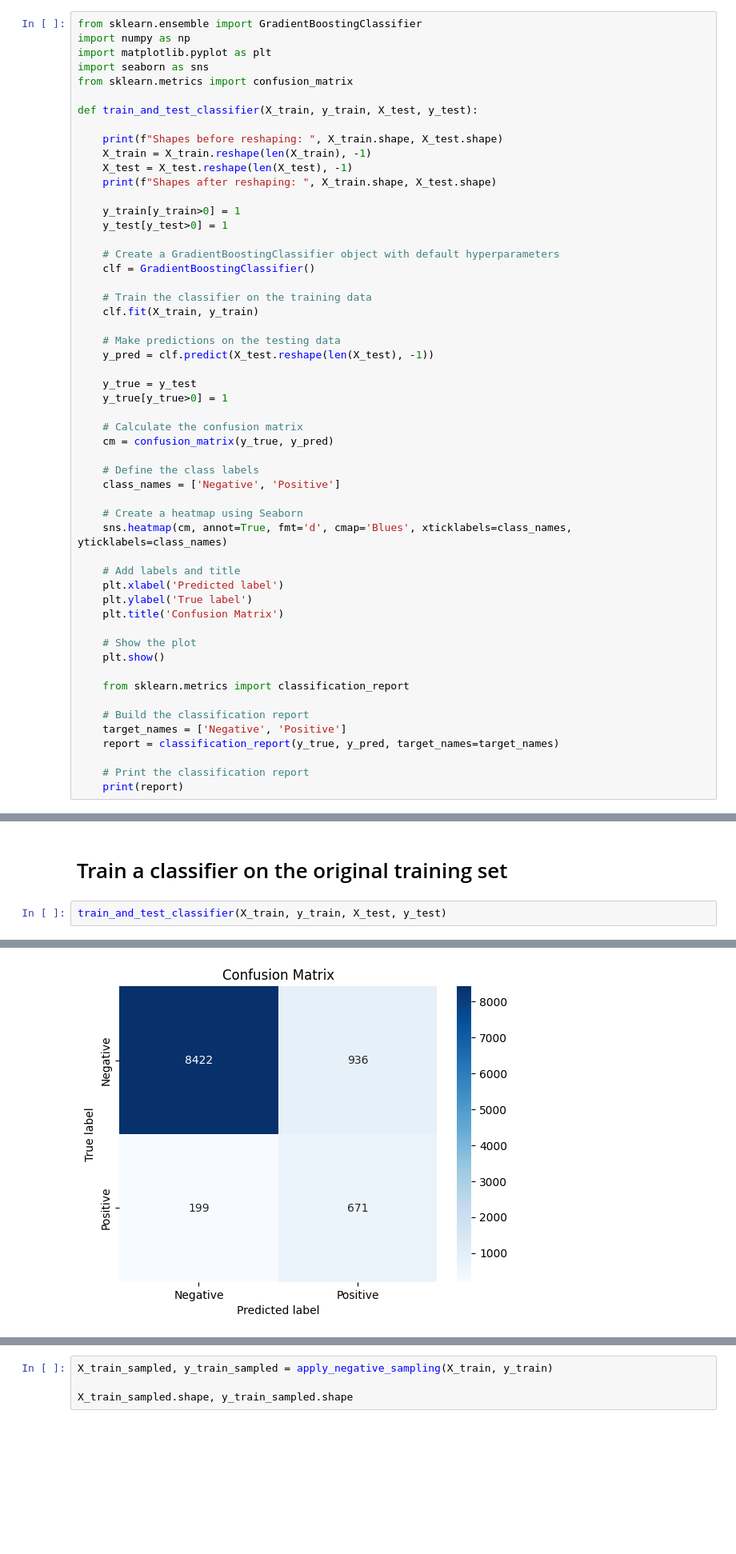
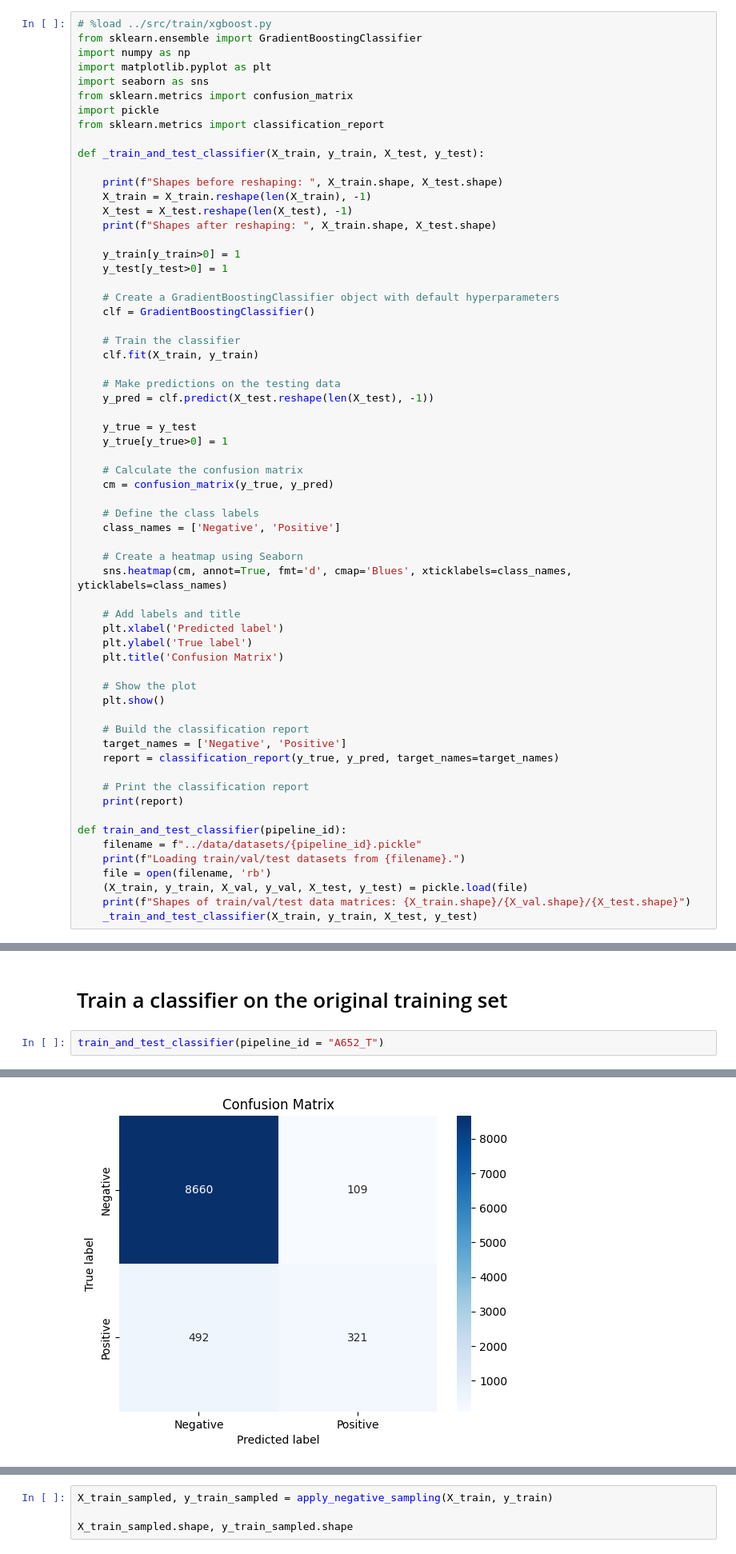
Before and after one commit to NietoCurcio/atmoseer, a Jupyter notebook: notebooks/subsampling.ipynb, the cells around one changed output, grey strips where cells are left out. Shown at 80% size. Drawn from its saved outputs; the diff is of its cells as text; blank space fills up the shorter version.

Commit message:
Add xgboost.py

```diff
--- a/notebooks/subsampling.ipynb
+++ b/notebooks/subsampling.ipynb
@@ -4,13 +3,16 @@ import numpy as np
 # Scikit Learn does not have its own global random state. It uses the numpy random state instead.
 np.random.seed(0)
 # %%
+# %load ../src/train/xgboost.py
 from sklearn.ensemble import GradientBoostingClassifier
 import numpy as np
 import matplotlib.pyplot as plt
 import seaborn as sns
 from sklearn.metrics import confusion_matrix
+import pickle
+from sklearn.metrics import classification_report
 
-def train_and_test_classifier(X_train, y_train, X_test, y_test):
+def _train_and_test_classifier(X_train, y_train, X_test, y_test):
 
     print(f"Shapes before reshaping: ", X_train.shape, X_test.shape)
     X_train = X_train.reshape(len(X_train), -1)
@@ -23,7 +25,7 @@ def train_and_test_classifier(X_train, y_train, X_test, y_test):
     # Create a GradientBoostingClassifier object with default hyperparameters
     clf = GradientBoostingClassifier()
 
-    # Train the classifier on the training data
+    # Train the classifier
     clf.fit(X_train, y_train)
 
     # Make predictions on the testing data
@@ -49,14 +51,20 @@ def train_and_test_classifier(X_train, y_train, X_test, y_test):
     # Show the plot
     plt.show()
 
-    from sklearn.metrics import classification_report
-
     # Build the classification report
     target_names = ['Negative', 'Positive']
     report = classification_report(y_true, y_pred, target_names=target_names)
 
     # Print the classification report
     print(report)
+
+def train_and_test_classifier(pipeline_id):
+    filename = f"../data/datasets/{pipeline_id}.pickle"
+    print(f"Loading train/val/test datasets from {filename}.")
+    file = open(filename, 'rb')
+    (X_train, y_train, X_val, y_val, X_test, y_test) = pickle.load(file)
+    print(f"Shapes of train/val/test data matrices: {X_train.shape}/{X_val.shape}/{X_test.shape}")
+    _train_and_test_classifier(X_train, y_train, X_test, y_test)
 # %%
 # from collections import Counter
 # from sklearn.datasets import make_classification
@@ -84,5 +80,5 @@ Shapes of train/val/test data matrices: (13934, 6, 23)/(3194, 6, 23)/(10228, 6,
 # %% [markdown]
 # Train a classifier on the original training set
 # %%
-train_and_test_classifier(X_train, y_train, X_test, y_test)
+train_and_test_classifier(pipeline_id = "A652_T")
 # %% [output]
@@ -91,3 +89,3 @@ Shapes after reshaping:  (13934, 138) (10228, 138)
-[figure, old version]
+[figure, new version]
               precision    recall  f1-score   support
 
```
Also changed, not shown: parts of 4 cells of this notebook, 4 other files.
